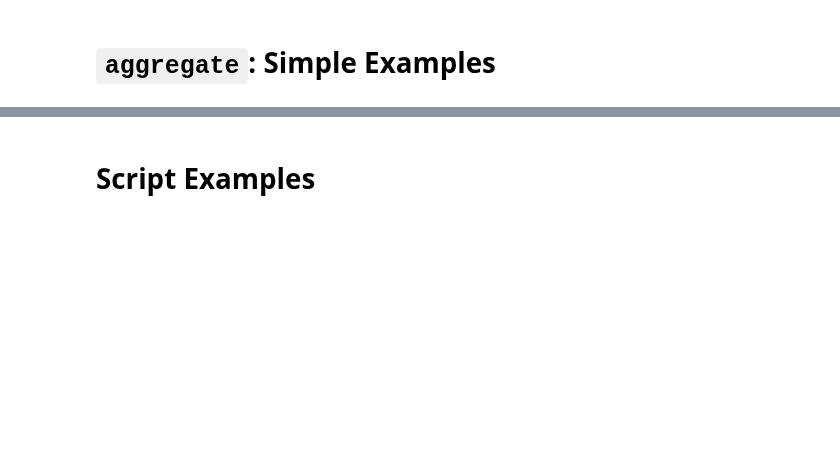
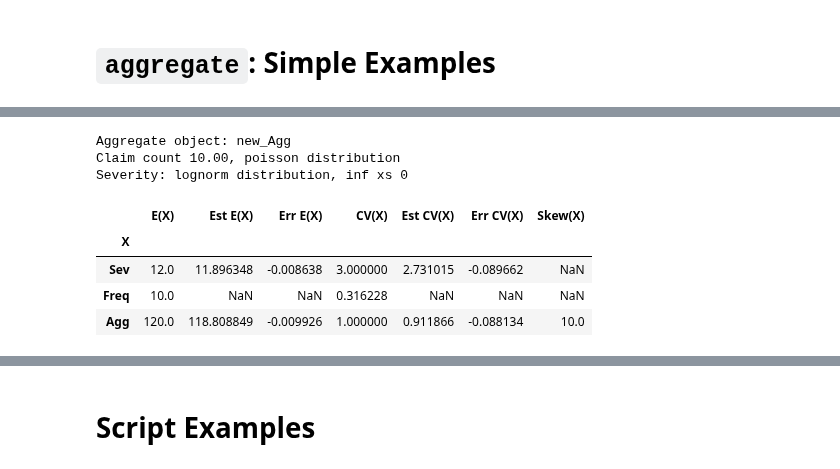
Before and after one commit to mynl/aggregate, a Jupyter notebook: examples/basic_examples.ipynb, the cells around one changed output, grey strips where cells are left out. Saved outputs shown, nothing was run; the diff lists cells and outputs as text; code cells hidden in the pictures; blank space fills up the shorter version.

```diff
--- a/examples/basic_examples.ipynb
+++ b/examples/basic_examples.ipynb
@@ -36,0 +104,11 @@ uw = trash.Underwriter(debug=False)
+# %%
+xx
+# %% [output]
+Aggregate object: new_Agg
+Claim count 10.00, poisson distribution
+Severity: lognorm distribution, inf xs 0
+|  | E(X) | Est E(X) | Err E(X) | CV(X) | Est CV(X) | Err CV(X) | Skew(X) |
+| X |  |  |  |  |  |  |  |
+| Sev | 12.0 | 11.896348 | -0.008638 | 3.000000 | 2.731015 | -0.089662 | NaN |
+| Freq | 10.0 | NaN | NaN | 0.316228 | NaN | NaN | NaN |
+| Agg | 120.0 | 118.808849 | -0.009926 | 1.000000 | 0.911866 | -0.088134 | 10.0 |
```
Also changed, not shown: parts of 82 cells of this notebook, 21 other files.
